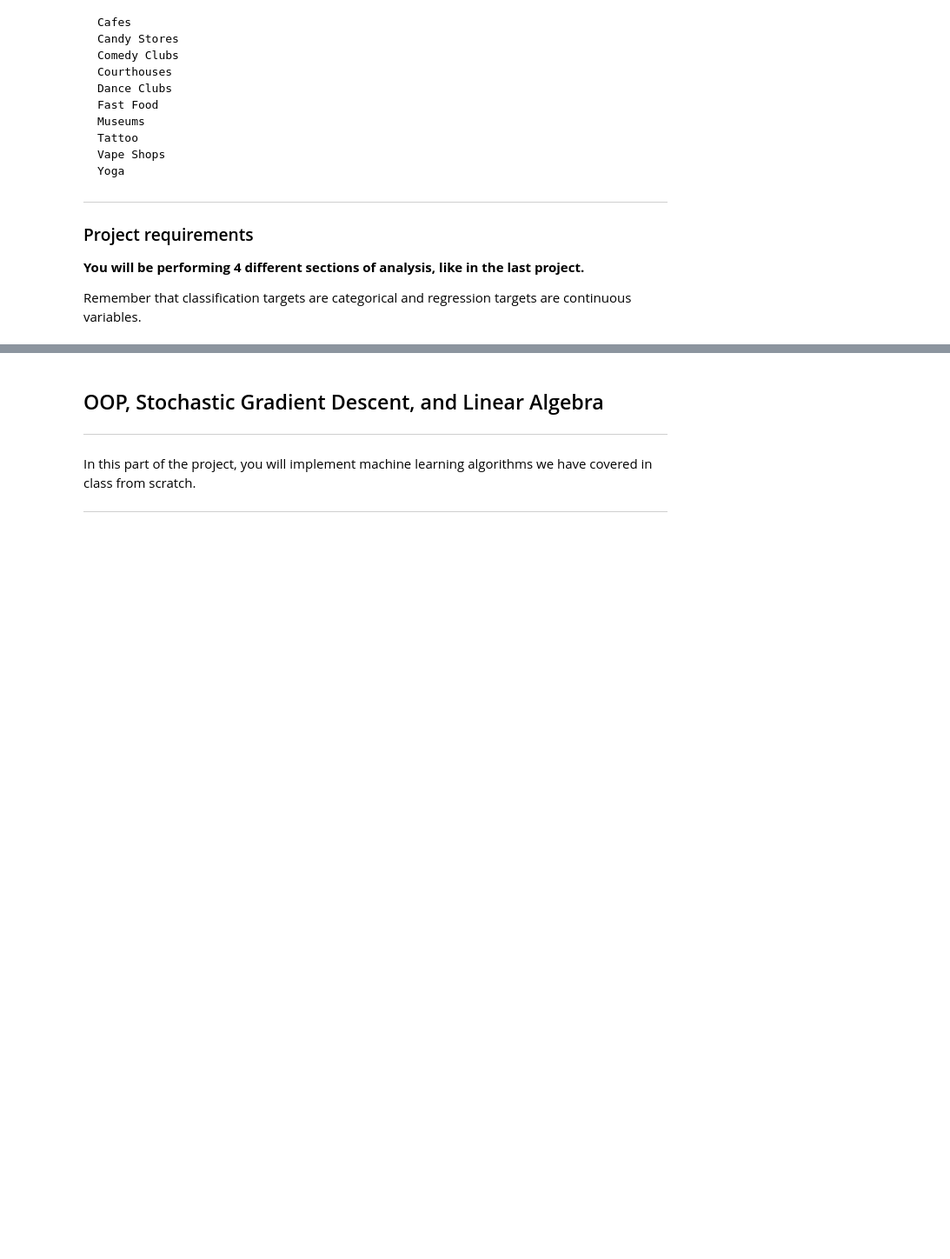
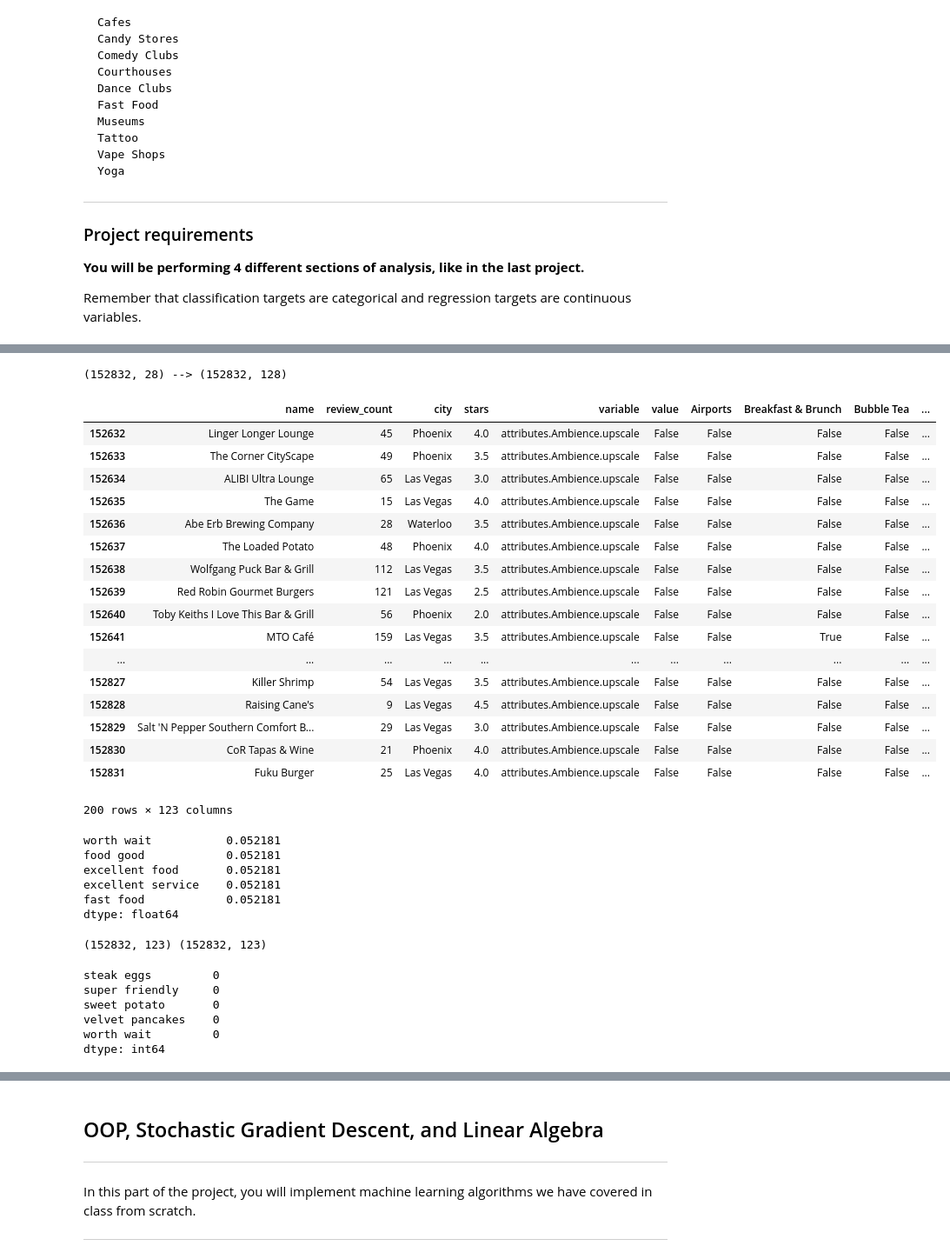
Before and after one commit to navraalte/DSI-Projects, a Jupyter notebook: projects/project-4/project-4.ipynb, the cells around one changed output, grey strips where cells are left out. Shown at 87% size. Drawn from its saved outputs; the diff is of its cells as text; code cells hidden in the pictures; blank space fills up the shorter version.

```diff
--- a/projects/project-4/project-4.ipynb
+++ b/projects/project-4/project-4.ipynb
@@ -268,0 +327,46 @@ users.head()
+# %%
+tips_nlp_means = tips.groupby("business_id")[tips.columns[-100:]].mean()
+# %%
+df = pd.merge(business_copy, tips_nlp_means, left_on="business_id", right_index=True, how="left")
+# %%
+print str(business_copy.shape) + " --> " + str(df.shape)
+# Added 100 rows of mean sentiment phrases
+# %% [output]
+(152832, 28) --> (152832, 128)
+# %%
+df_clean = df.drop(["business_id", "categories", "latitude", "longitude", "neighborhoods"], axis=1)
+df_clean.tail(200)
+# %% [output]
+|  | name | review_count | city | stars | variable | value | Airports | Breakfast & Brunch | Bubble Tea | ... |
+| 152632 | Linger Longer Lounge | 45 | Phoenix | 4.0 | attributes.Ambience.upscale | False | False | False | False | ... |
+| 152633 | The Corner CityScape | 49 | Phoenix | 3.5 | attributes.Ambience.upscale | False | False | False | False | ... |
+| 152634 | ALIBI Ultra Lounge | 65 | Las Vegas | 3.0 | attributes.Ambience.upscale | False | False | False | False | ... |
+| 152635 | The Game | 15 | Las Vegas | 4.0 | attributes.Ambience.upscale | False | False | False | False | ... |
+| 152636 | Abe Erb Brewing Company | 28 | Waterloo | 3.5 | attributes.Ambience.upscale | False | False | False | False | ... |
+| 152637 | The Loaded Potato | 48 | Phoenix | 4.0 | attributes.Ambience.upscale | False | False | False | False | ... |
+| 152638 | Wolfgang Puck Bar & Grill | 112 | Las Vegas | 3.5 | attributes.Ambience.upscale | False | False | False | False | ... |
+| 152639 | Red Robin Gourmet Burgers | 121 | Las Vegas | 2.5 | attributes.Ambience.upscale | False | False | False | False | ... |
+| 152640 | Toby Keiths I Love This Bar & Grill | 56 | Phoenix | 2.0 | attributes.Ambience.upscale | False | False | False | False | ... |
+| 152641 | MTO Café | 159 | Las Vegas | 3.5 | attributes.Ambience.upscale | False | False | True | False | ... |
+| ... | ... | ... | ... | ... | ... | ... | ... | ... | ... | ... |
+| 152827 | Killer Shrimp | 54 | Las Vegas | 3.5 | attributes.Ambience.upscale | False | False | False | False | ... |
+| 152828 | Raising Cane's | 9 | Las Vegas | 4.5 | attributes.Ambience.upscale | False | False | False | False | ... |
+| 152829 | Salt 'N Pepper Southern Comfort B... | 29 | Las Vegas | 3.0 | attributes.Ambience.upscale | False | False | False | False | ... |
+| 152830 | CoR Tapas & Wine | 21 | Phoenix | 4.0 | attributes.Ambience.upscale | False | False | False | False | ... |
+| 152831 | Fuku Burger | 25 | Las Vegas | 4.0 | attributes.Ambience.upscale | False | False | False | False | ... |
+200 rows × 123 columns
+# %%
+(df_clean.isnull().sum()/df_clean.shape[0]).sort_values(ascending=False).head()
+# %% [output]
+worth wait           0.052181
+food good            0.052181
+excellent food       0.052181
+excellent service    0.052181
+fast food            0.052181
+dtype: float64
+# %%
+# This is unfortunate, every single row has a null value.  From the check above, we know that these null values
+# must be in the 100 columns added.
+print df_clean.shape, df_clean.isnull().shape
+# %% [output]
+(152832, 123) (152832, 123)
@@ -268,0 +377,10 @@ users.head()
+# %%
+# Successfully replaced null values in these "Tip Mean columns"
+df_clean.isnull().sum().tail()
+# %% [output]
+steak eggs         0
+super friendly     0
+sweet potato       0
+velvet pancakes    0
+worth wait         0
+dtype: int64
```
Also changed, not shown: parts of 169 cells of this notebook.
